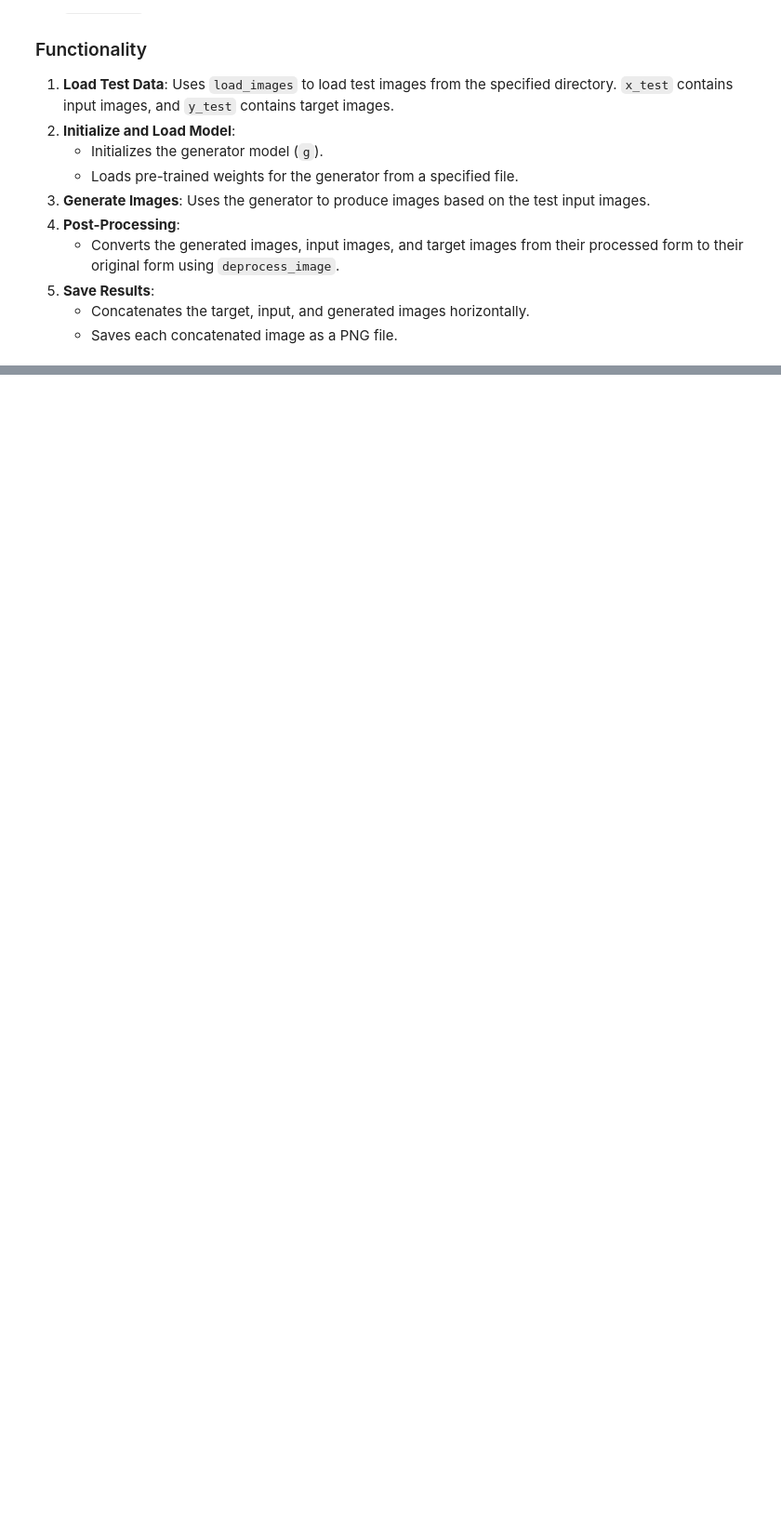
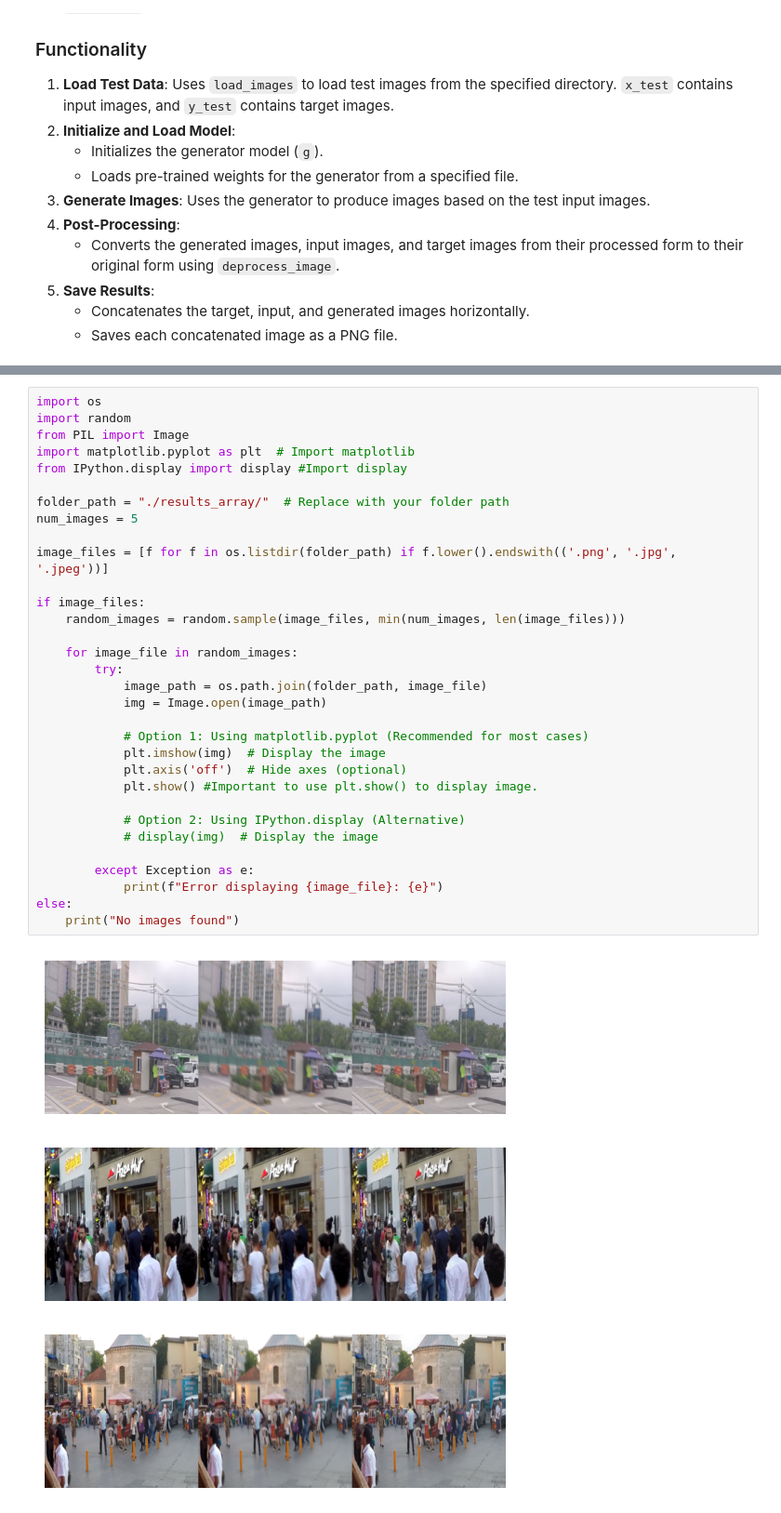
Before and after one commit to mittalhimanshu01/Image-Deblurring, a Jupyter notebook: deblurGAN.ipynb, the cells around one changed output, grey strips where cells are left out. Shown at 93% size. Saved outputs shown, nothing was run; the diff lists cells and outputs as text; blank space fills up the shorter version.

```diff
--- a/deblurGAN.ipynb
+++ b/deblurGAN.ipynb
@@ -970,0 +989,36 @@ test(batch_size=batch_size)
+# %%
+import os
+import random
+from PIL import Image
+import matplotlib.pyplot as plt  # Import matplotlib
+from IPython.display import display #Import display
+
+folder_path = "./results_array/"  # Replace with your folder path
+num_images = 5
+
+image_files = [f for f in os.listdir(folder_path) if f.lower().endswith(('.png', '.jpg', '.jpeg'))]
+
+if image_files:
+    random_images = random.sample(image_files, min(num_images, len(image_files)))
+
+    for image_file in random_images:
+        try:
+            image_path = os.path.join(folder_path, image_file)
+            img = Image.open(image_path)
+
+            # Option 1: Using matplotlib.pyplot (Recommended for most cases)
+            plt.imshow(img)  # Display the image
+            plt.axis('off')  # Hide axes (optional)
+            plt.show() #Important to use plt.show() to display image.
+
+            # Option 2: Using IPython.display (Alternative)
+            # display(img)  # Display the image
+
+        except Exception as e:
+            print(f"Error displaying {image_file}: {e}")
+else:
+    print("No images found")
+# %% [output]
+[figure, added]
+[figure, added]
+[figure, added]
```
Also changed, not shown: parts of 25 cells of this notebook, 19 other files.
